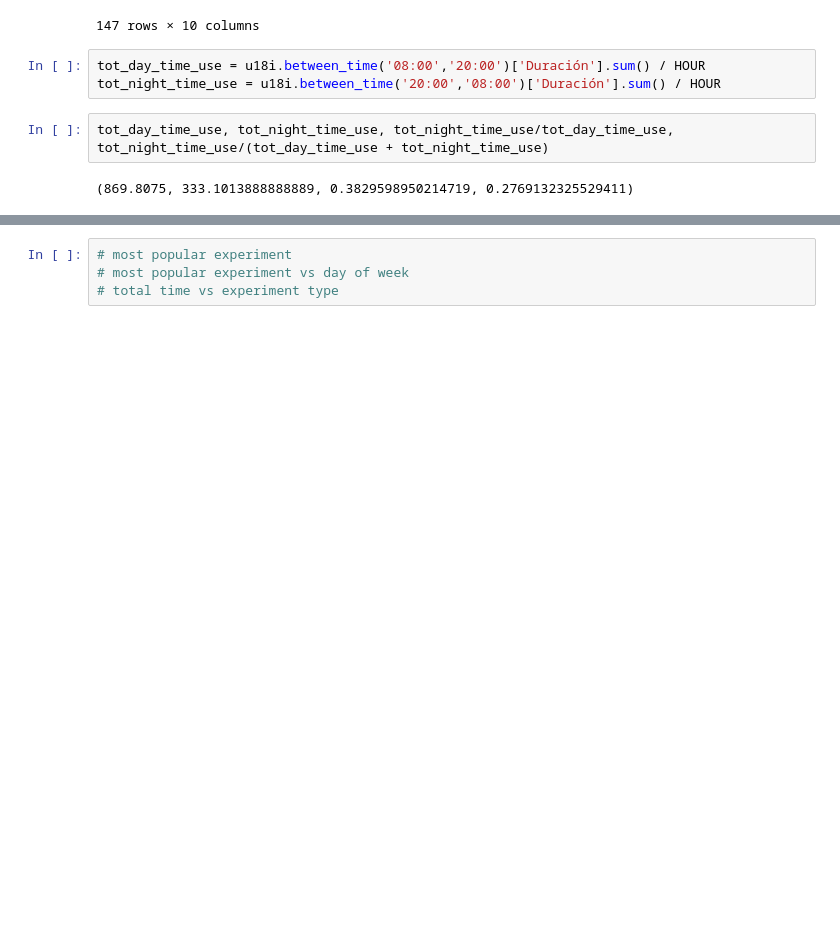
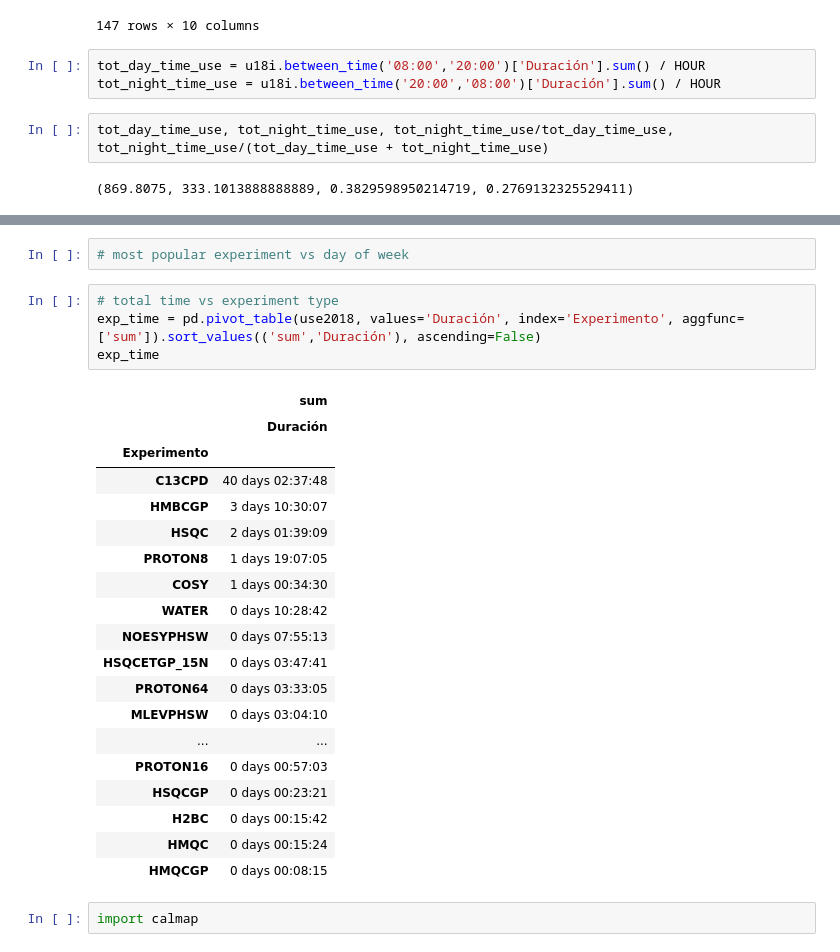
Before and after one commit to gonzhd/nmr_usage, a Jupyter notebook: NMR usage.ipynb, the cells around one changed output, grey strips where cells are left out. Drawn from its saved outputs; the diff is of its cells as text; blank space fills up the shorter version.

```diff
--- a/NMR usage.ipynb
+++ b/NMR usage.ipynb
@@ -287,4 +321,28 @@ tot_day_time_use, tot_night_time_use, tot_night_time_use/tot_day_time_use, tot_n
 # %%
-# most popular experiment
 # most popular experiment vs day of week
-# total time vs experiment type
+# %%
+# total time vs experiment type
+exp_time = pd.pivot_table(use2018, values='Duración', index='Experimento', aggfunc=['sum']).sort_values(('sum','Duración'), ascending=False)
+exp_time
+# %% [output]
+|  | sum |
+|  | Duración |
+| Experimento |  |
+| C13CPD | 40 days 02:37:48 |
+| HMBCGP | 3 days 10:30:07 |
+| HSQC | 2 days 01:39:09 |
+| PROTON8 | 1 days 19:07:05 |
+| COSY | 1 days 00:34:30 |
+| WATER | 0 days 10:28:42 |
+| NOESYPHSW | 0 days 07:55:13 |
+| HSQCETGP_15N | 0 days 03:47:41 |
+| PROTON64 | 0 days 03:33:05 |
+| MLEVPHSW | 0 days 03:04:10 |
+| ... | ... |
+| PROTON16 | 0 days 00:57:03 |
+| HSQCGP | 0 days 00:23:21 |
+| H2BC | 0 days 00:15:42 |
+| HMQC | 0 days 00:15:24 |
+| HMQCGP | 0 days 00:08:15 |
+# %%
+import calmap
```
Also changed, not shown: parts of 5 cells of this notebook.
